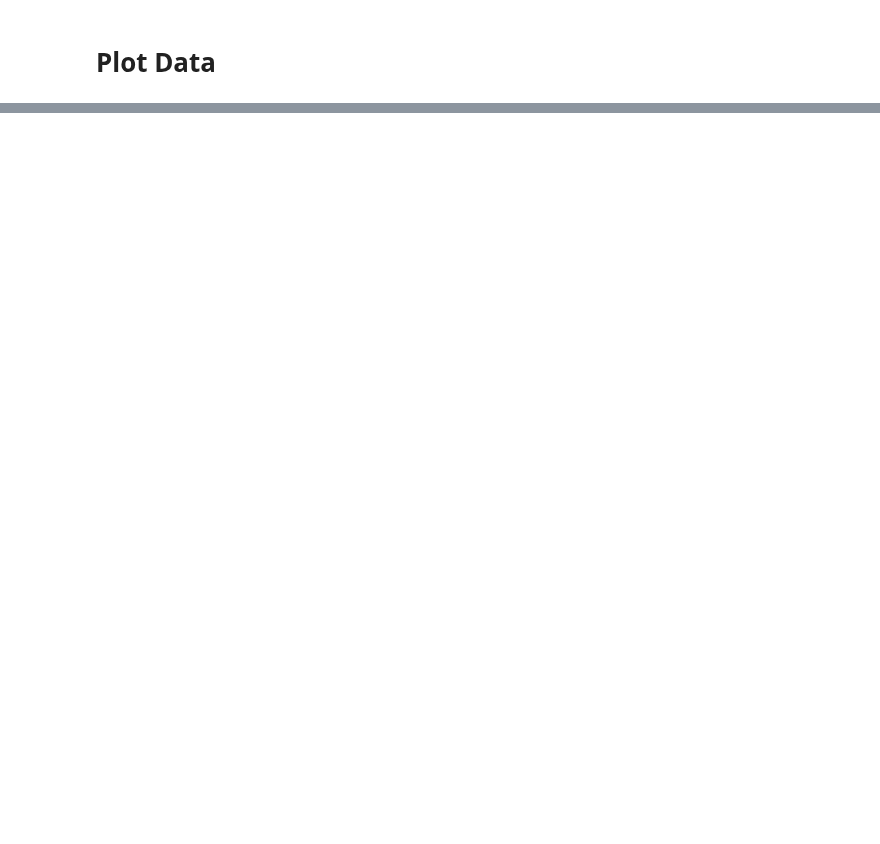
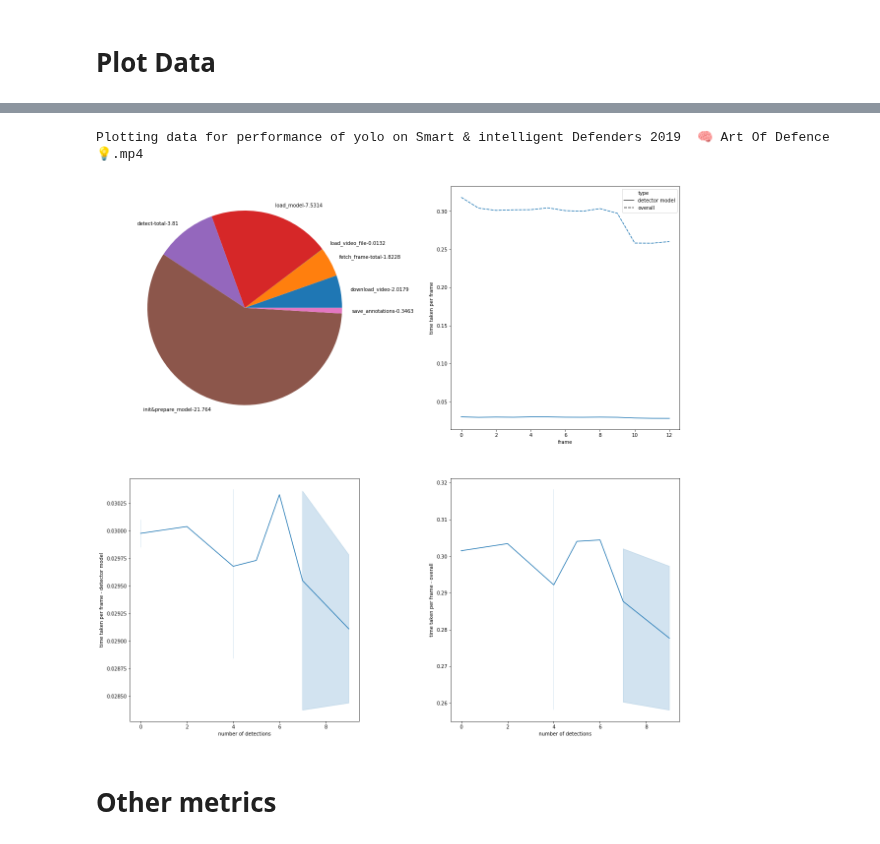
Before and after one commit to manuhg/class_snap, a Jupyter notebook: Plot_data.ipynb, the cells around one changed output, grey strips where cells are left out. Drawn from its saved outputs; the diff is of its cells as text; code cells hidden in the pictures; blank space fills up the shorter version.

Commit message:
lot of graph changes

```diff
--- a/Plot_data.ipynb
+++ b/Plot_data.ipynb
@@ -118,6 +130,46 @@ def cpy_det_sucess_data(detector_intervals_merged,ints_dm):
     for k in ints_dm.keys():
         ints_dm[k][1] = detector_intervals_merged[k]['success']
     return ints_dm
+# %%
+def plot_data_for_file(data_ex,ints_ex,ints_dm,file_index = 0):
+    file_index = str(file_index)
+    print('Plotting data for performance of',data_ex.loc[file_index]['name'],'on',data_ex.loc[file_index]['input_file'])
+    fig, axes = plt.subplots(2,2,figsize=(20,20))
+    pie_ax,lax,oax1,oax2=axes.reshape(-1,1)
+    plt.subplots_adjust(wspace=0.4)
+    plt.close(fig)
+    pie_ax = pie_ax[0];oax1 = oax1[0];oax2 = oax2[0];lax=lax[0];
+
+    df = pd.DataFrame()
+    det_count = ints_dm[file_index][1]
+    time_taken_per_frame_ex = ints_ex[file_index][0]
+    time_taken_per_frame_dm = ints_dm[file_index][0]
+
+    #pie chart
+    plot_pie_chart(data_ex,['name','index','input_file','Total_time','video_duration','video_file_size'],index=file_index,ax_elem=pie_ax)
+
+    #contour X(det count) vs time taken(multiple Y) for dm_detect and ex_detect
+    df = pd.DataFrame()
+    df['number of detections'] = det_count
+    df['time taken per frame - detector model'] = time_taken_per_frame_dm
+    df['time taken per frame - overall'] = time_taken_per_frame_ex
+    #sns.jointplot("number of detections", "time taken per frame - detector model", data=df, height=5, ratio=6, color="black", kind="kde", space=0,shade=True)
+    sns.lineplot(x="number of detections",y= "time taken per frame - detector model", data=df,ax=oax1)
+    sns.lineplot(x="number of detections",y= "time taken per frame - overall", data=df,ax=oax2)
+    #running X (ith frame) , det count, time_dm,time_ex,
+    dfdm = pd.DataFrame()
+    dfdm['number of detections'] = det_count
+    dfdm['time taken per frame'] = time_taken_per_frame_dm
+    dfdm['type'] = 'detector model'
+    dfdm['frame'] = list(range(len(dfdm)))
+    dfex = pd.DataFrame()
+    dfex['number of detections'] = det_count
+    dfex['time taken per frame'] = time_taken_per_frame_ex
+    dfex['type'] = 'overall'
+    dfex['frame'] = list(range(len(dfex)))
+    df = dfdm.append(dfex)
+    sns.lineplot(x="frame",y="time taken per frame",style="type", data=df,ax=lax)
+    return fig
 # %% [markdown]
 # Fetch & Load Data
 # %%
@@ -208,3 +233,10 @@ list(map(len,[det_count,time_taken_per_frame_ex,time_taken_per_frame_dm]))
+# %%
+plot_data_for_file(data_ex,ints_ex,ints_dm,file_index = 0)
+# %% [output]
+Plotting data for performance of yolo on Smart & intelligent Defenders 2019  🧠 Art Of Defence 💡.mp4
+[figure, added]
+# %% [markdown]
+# Other metrics
 # %%
 sns.scatterplot(data=data_ex,x='index',y='detect-avg',hue='name',size='name')
 # %% [output]
```
Also changed, not shown: parts of 17 cells of this notebook.
